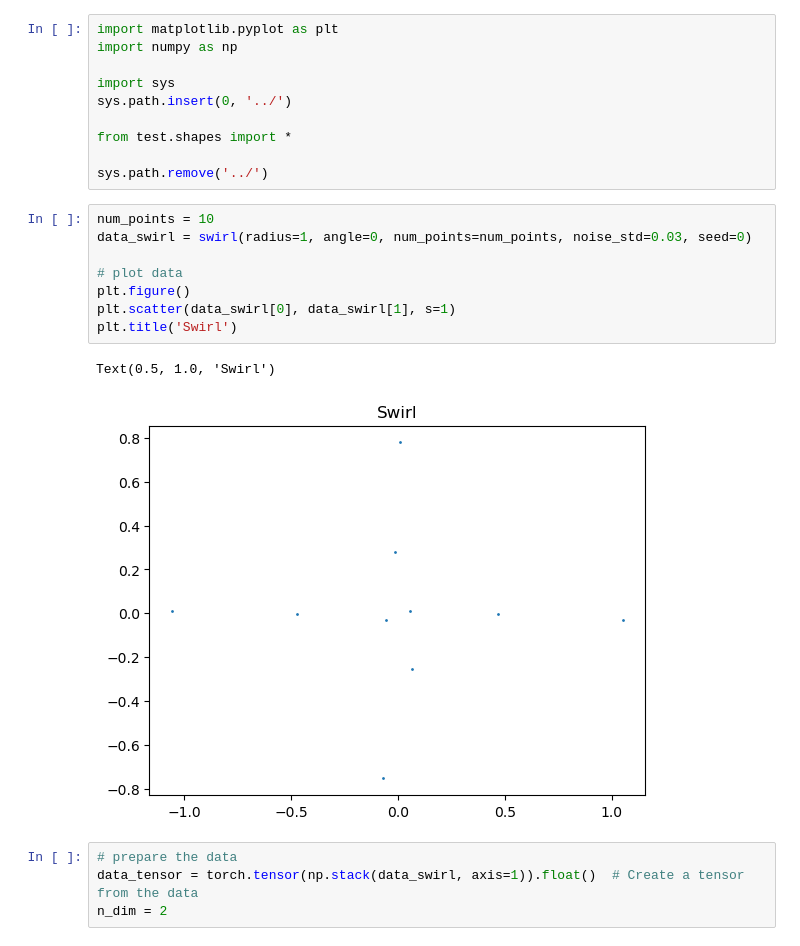
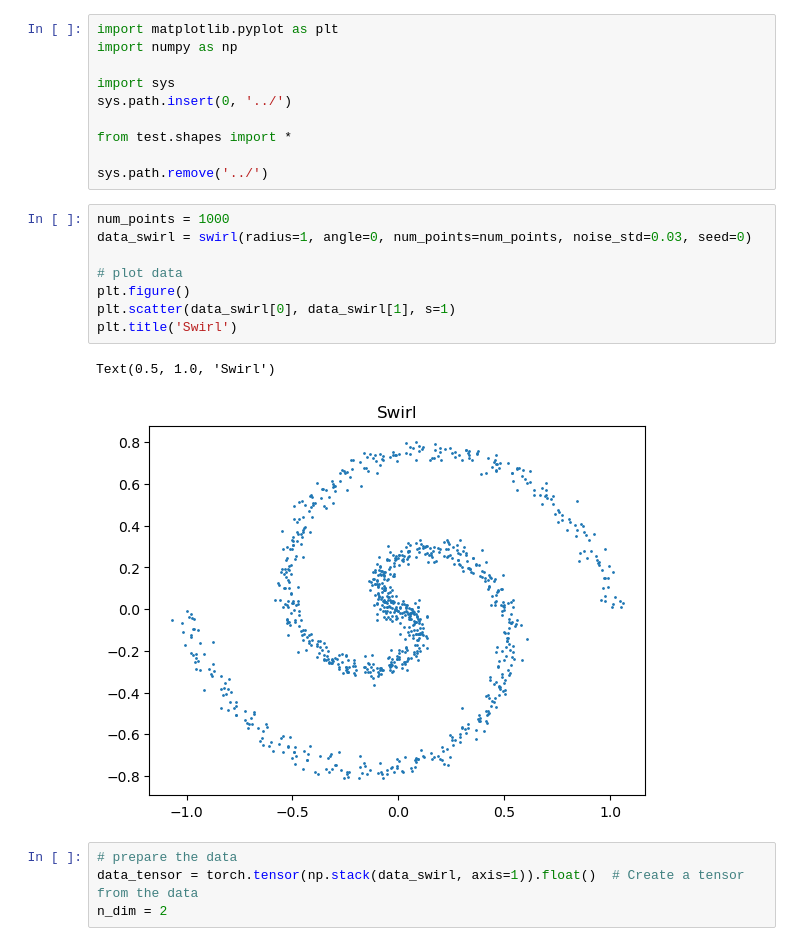
Before and after one commit to BP4769/normalizing-flows, a Jupyter notebook: notebooks/testing-blaz.ipynb, the cells around one changed output. Cells and saved outputs as stored; diff of their text form.

```diff
--- a/notebooks/testing-blaz.ipynb
+++ b/notebooks/testing-blaz.ipynb
@@ -13,16 +13,16 @@ from test.shapes import *
 
 sys.path.remove('../')
 # %%
-num_points = 10
+num_points = 1000
 data_swirl = swirl(radius=1, angle=0, num_points=num_points, noise_std=0.03, seed=0)
 
 # plot data
 plt.figure()
 plt.scatter(data_swirl[0], data_swirl[1], s=1)
 plt.title('Swirl')
 # %% [output]
 Text(0.5, 1.0, 'Swirl')
-[figure, old version]
+[figure, new version]
 # %%
 # prepare the data
 data_tensor = torch.tensor(np.stack(data_swirl, axis=1)).float()  # Create a tensor from the data
```
Also changed, not shown: parts of 6 cells of this notebook, 5 other files.
